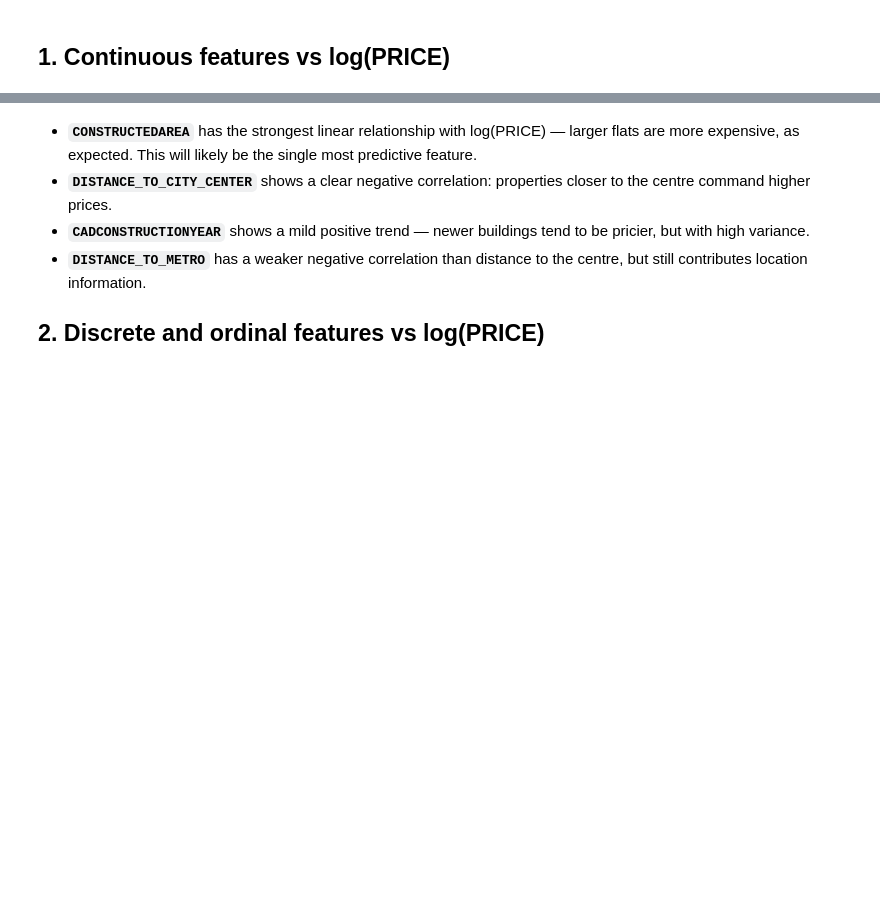
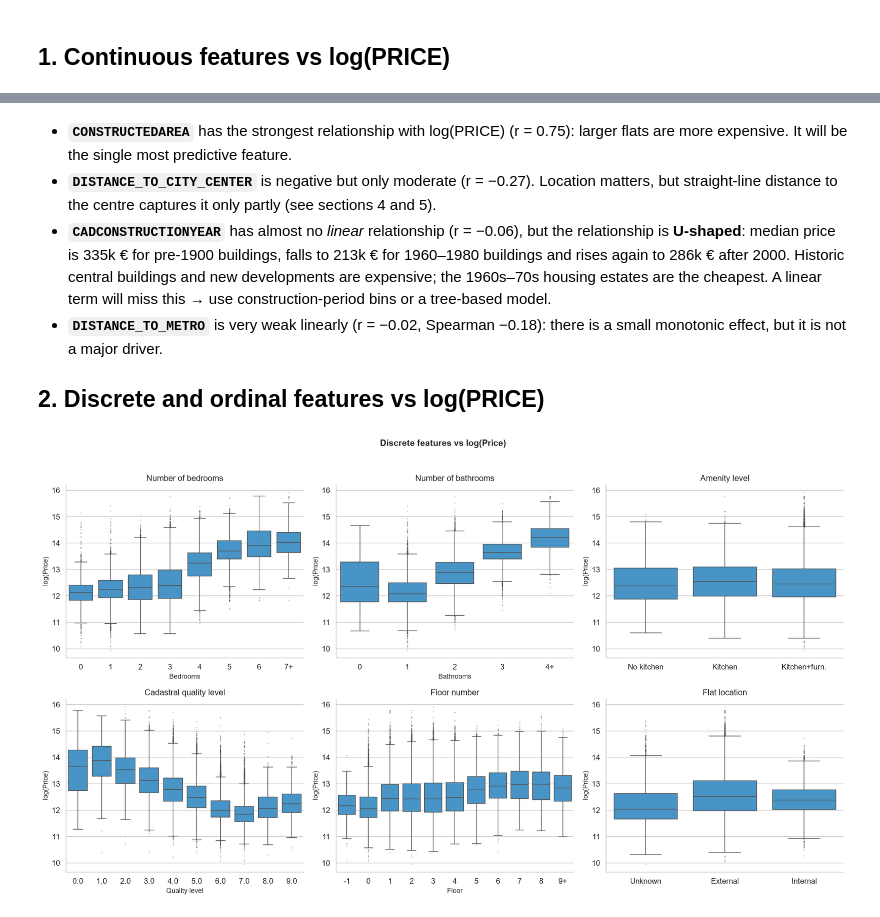
Before and after one commit to PabloMonteroRuiz/machine-learning-airbnb, a Jupyter notebook: notebooks/03_bivariate_analysis_and_conclusions.ipynb, the cells around one changed output, grey strips where cells are left out. Drawn from its saved outputs; the diff is of its cells as text; code cells hidden in the pictures; blank space fills up the shorter version.

Commit message:
Fix notebook 03: use listings_02, correct labels and rewrite conclusions with verified figures

```diff
--- a/notebooks/03_bivariate_analysis_and_conclusions.ipynb
+++ b/notebooks/03_bivariate_analysis_and_conclusions.ipynb
@@ -18,10 +18,7 @@ plt.rcParams.update({"figure.dpi": 120, "axes.titlesize": 13, "axes.labelsize":
 
 PERIOD_MAP = {"201803": "Q1 2018", "201806": "Q2 2018", "201809": "Q3 2018", "201812": "Q4 2018"}
 
-try:
-    df = pd.read_parquet("../data/processed/listings_01.parquet")
-except FileNotFoundError:
-    df = pd.read_csv("../data/Madrid_Sale.csv")
+df = pd.read_parquet("../data/processed/listings_02.parquet")
 
 df["log_price"] = np.log(df["PRICE"])
 print(f"Loaded: {df.shape[0]:,} rows × {df.shape[1]} columns")
@@ -55,8 +57,8 @@ plt.show()
 # %% [markdown]
-- **`CONSTRUCTEDAREA`** has the strongest linear relationship with log(PRICE) — larger flats are more expensive, as expected. This will likely be the single most predictive feature.
-- **`DISTANCE_TO_CITY_CENTER`** shows a clear negative correlation: properties closer to the centre command higher prices.
-- **`CADCONSTRUCTIONYEAR`** shows a mild positive trend — newer buildings tend to be pricier, but with high variance.
-- **`DISTANCE_TO_METRO`** has a weaker negative correlation than distance to the centre, but still contributes location information.
+- **`CONSTRUCTEDAREA`** has the strongest relationship with log(PRICE) (r = 0.75): larger flats are more expensive. It will be the single most predictive feature.
+- **`DISTANCE_TO_CITY_CENTER`** is negative but only moderate (r = −0.27). Location matters, but straight-line distance to the centre captures it only partly (see sections 4 and 5).
+- **`CADCONSTRUCTIONYEAR`** has almost no *linear* relationship (r = −0.06), but the relationship is **U-shaped**: median price is 335k € for pre-1900 buildings, falls to 213k € for 1960–1980 buildings and rises again to 286k € after 2000. Historic central buildings and new developments are expensive; the 1960s–70s housing estates are the cheapest. A linear term will miss this → use construction-period bins or a tree-based model.
+- **`DISTANCE_TO_METRO`** is very weak linearly (r = −0.02, Spearman −0.18): there is a small monotonic effect, but it is not a major driver.
 
 ## 2. Discrete and ordinal features vs log(PRICE)
 # %%
@@ -69,8 +71,8 @@ room_data.loc[room_data["ROOMNUMBER"] >= 7, "ROOMNUMBER_grp"] = "7+"
 sns.boxplot(x="ROOMNUMBER_grp", y="log_price", data=room_data, ax=axes[0, 0],
             order=[str(i) for i in range(7)] + ["7+"], color="#3498db",
             flierprops=dict(marker=".", markersize=2, alpha=0.3))
-axes[0, 0].set_title("Number of rooms")
-axes[0, 0].set_xlabel("Rooms")
+axes[0, 0].set_title("Number of bedrooms")
+axes[0, 0].set_xlabel("Bedrooms")
 
 # BATHNUMBER
 bath_data = df.copy()
@@ -82,47 +84,49 @@ sns.boxplot(x="BATHNUMBER_grp", y="log_price", data=bath_data, ax=axes[0, 1],
 axes[0, 1].set_title("Number of bathrooms")
 axes[0, 1].set_xlabel("Bathrooms")
 
-# AMENITYID
-amenity_labels = {1: "Basic", 2: "Standard", 3: "Premium"}
+# AMENITYID (official docs: 1 = no kitchen/furniture, 2 = kitchen, 3 = kitchen + furniture)
+amenity_labels = {1: "No kitchen", 2: "Kitchen", 3: "Kitchen+furn."}
 amenity_data = df.copy()
 amenity_data["AMENITYID_lbl"] = amenity_data["AMENITYID"].map(amenity_labels)
 sns.boxplot(x="AMENITYID_lbl", y="log_price", data=amenity_data, ax=axes[0, 2],
-            order=["Basic", "Standard", "Premium"], color="#3498db",
+            order=["No kitchen", "Kitchen", "Kitchen+furn."], color="#3498db",
             flierprops=dict(marker=".", markersize=2, alpha=0.3))
 axes[0, 2].set_title("Amenity level")
 axes[0, 2].set_xlabel("")
 
 # CADASTRALQUALITYID
 sns.boxplot(x="CADASTRALQUALITYID", y="log_price", data=df, ax=axes[1, 0], color="#3498db",
             flierprops=dict(marker=".", markersize=2, alpha=0.3))
-axes[1, 0].set_title("Cadastral quality (0 = best, 9 = worst)")
+axes[1, 0].set_title("Cadastral quality level")
 axes[1, 0].set_xlabel("Quality level")
 
 # FLOORCLEAN
 floor_data = df.copy()
 floor_data["FLOOR_grp"] = floor_data["FLOORCLEAN"].clip(-1, 8).astype(int).astype(str)
 floor_data.loc[floor_data["FLOORCLEAN"] > 8, "FLOOR_grp"] = "9+"
 sns.boxplot(x="FLOOR_grp", y="log_price", data=floor_data, ax=axes[1, 1],
             order=[str(i) for i in range(-1, 9)] + ["9+"], color="#3498db",
             flierprops=dict(marker=".", markersize=2, alpha=0.3))
 axes[1, 1].set_title("Floor number")
 axes[1, 1].set_xlabel("Floor")
 
-# FLATLOCATIONID
-loc_labels = {0: "Unknown", 1: "Interior", 2: "Exterior"}
+# FLATLOCATIONID (official docs: 1 = external, 2 = internal; 0 = not reported)
+loc_labels = {0: "Unknown", 1: "External", 2: "Internal"}
 loc_data = df.copy()
 loc_data["LOC_lbl"] = loc_data["FLATLOCATIONID"].map(loc_labels)
 sns.boxplot(x="LOC_lbl", y="log_price", data=loc_data, ax=axes[1, 2],
-            order=["Unknown", "Interior", "Exterior"], color="#3498db",
+            order=["Unknown", "External", "Internal"], color="#3498db",
             flierprops=dict(marker=".", markersize=2, alpha=0.3))
 axes[1, 2].set_title("Flat location")
 axes[1, 2].set_xlabel("")
 
 for ax in axes.ravel():
     ax.set_ylabel("log(Price)")
     ax.spines[["top", "right"]].set_visible(False)
 
 plt.suptitle("Discrete features vs log(Price)", fontsize=14, fontweight="bold", y=1.02)
 plt.tight_layout()
 plt.show()
+# %% [output]
+[figure, added]
 # %% [markdown]
```
Also changed, not shown: parts of 12 cells of this notebook.
